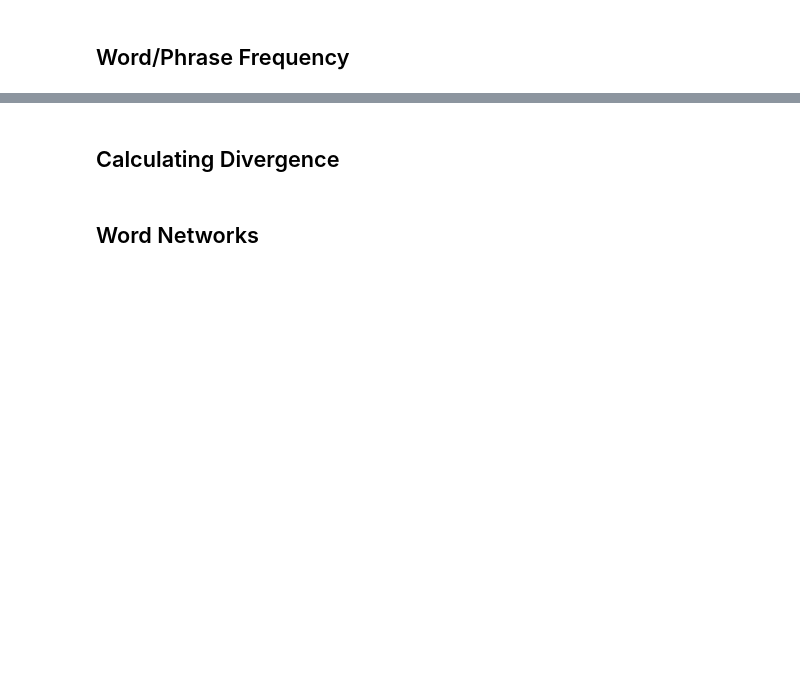
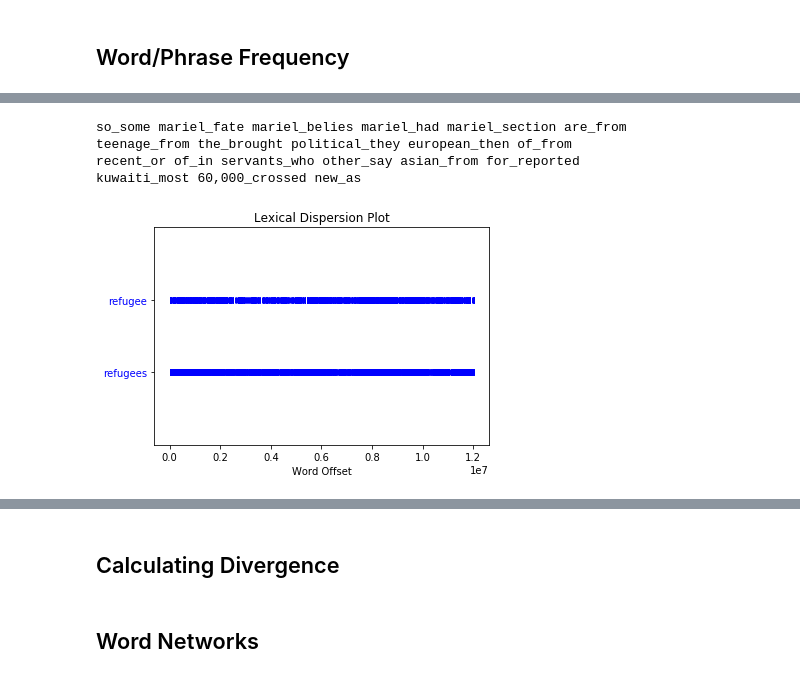
Before and after one commit to rachel-ker/refugeediscourse, a Jupyter notebook: analysis_template.ipynb, the cells around one changed output, grey strips where cells are left out. Saved outputs shown, nothing was run; the diff lists cells and outputs as text; code cells hidden in the pictures; blank space fills up the shorter version.

```diff
--- a/analysis_template.ipynb
+++ b/analysis_template.ipynb
@@ -74,8 +116,15 @@ index.print_concordance('immigrant')
 # %%
 # common context
-post_text.common_contexts(['immigrants'])
+post_text.common_contexts(['refugees'])
+# %% [output]
+so_some mariel_fate mariel_belies mariel_had mariel_section are_from
+teenage_from the_brought political_they european_then of_from
+recent_or of_in servants_who other_say asian_from for_reported
+kuwaiti_most 60,000_crossed new_as
 # %%
 #Lexical Dispersion Plot
 sns.reset_orig() #Seaborn messes with this plot, disabling it
-post_text.dispersion_plot(['immigration', 'immigrant', 'immigrants'])
+post_text.dispersion_plot(['refugee', 'refugees'])
 sns.set() #Re-enabling seaborn
+# %% [output]
+[figure, added]
```
Also changed, not shown: parts of 27 cells of this notebook.
